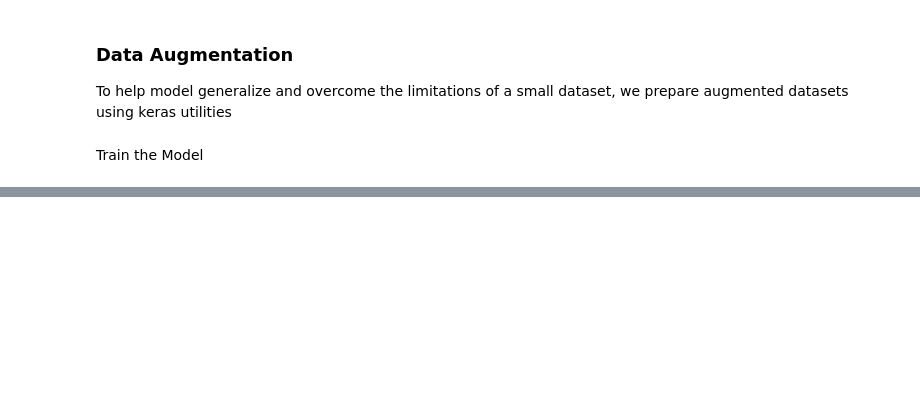
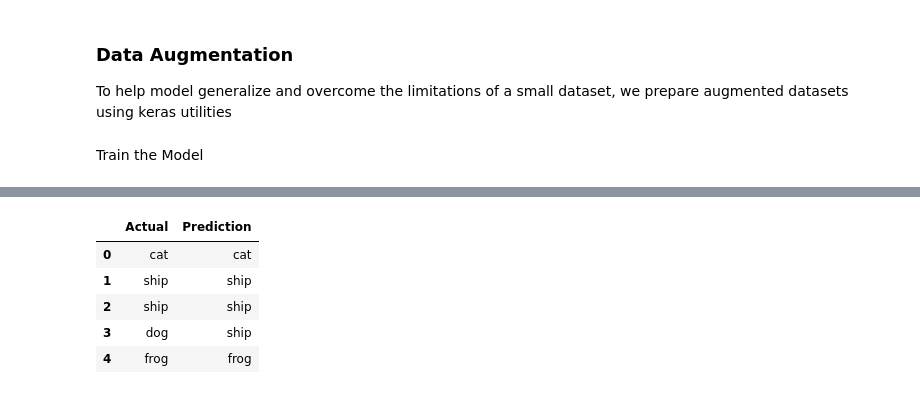
Before and after one commit to vivekknow/Pre-trained_image_classification, a Jupyter notebook: TF_ver3.ipynb, the cells around one changed output, grey strips where cells are left out. Saved outputs shown, nothing was run; the diff lists cells and outputs as text; code cells hidden in the pictures; blank space fills up the shorter version.

```diff
--- a/TF_ver3.ipynb
+++ b/TF_ver3.ipynb
@@ -201,0 +243,10 @@ predictions = list(predictions.argmax(axis=1))
+# %%
+final_dataset = pd.DataFrame({"Actual":test_dataset,"Prediction":prediction_dataset})
+final_dataset.head()
+# %% [output]
+|  | Actual | Prediction |
+| 0 | cat | cat |
+| 1 | ship | ship |
+| 2 | ship | ship |
+| 3 | dog | ship |
+| 4 | frog | frog |
```
Also changed, not shown: parts of 13 cells of this notebook.
